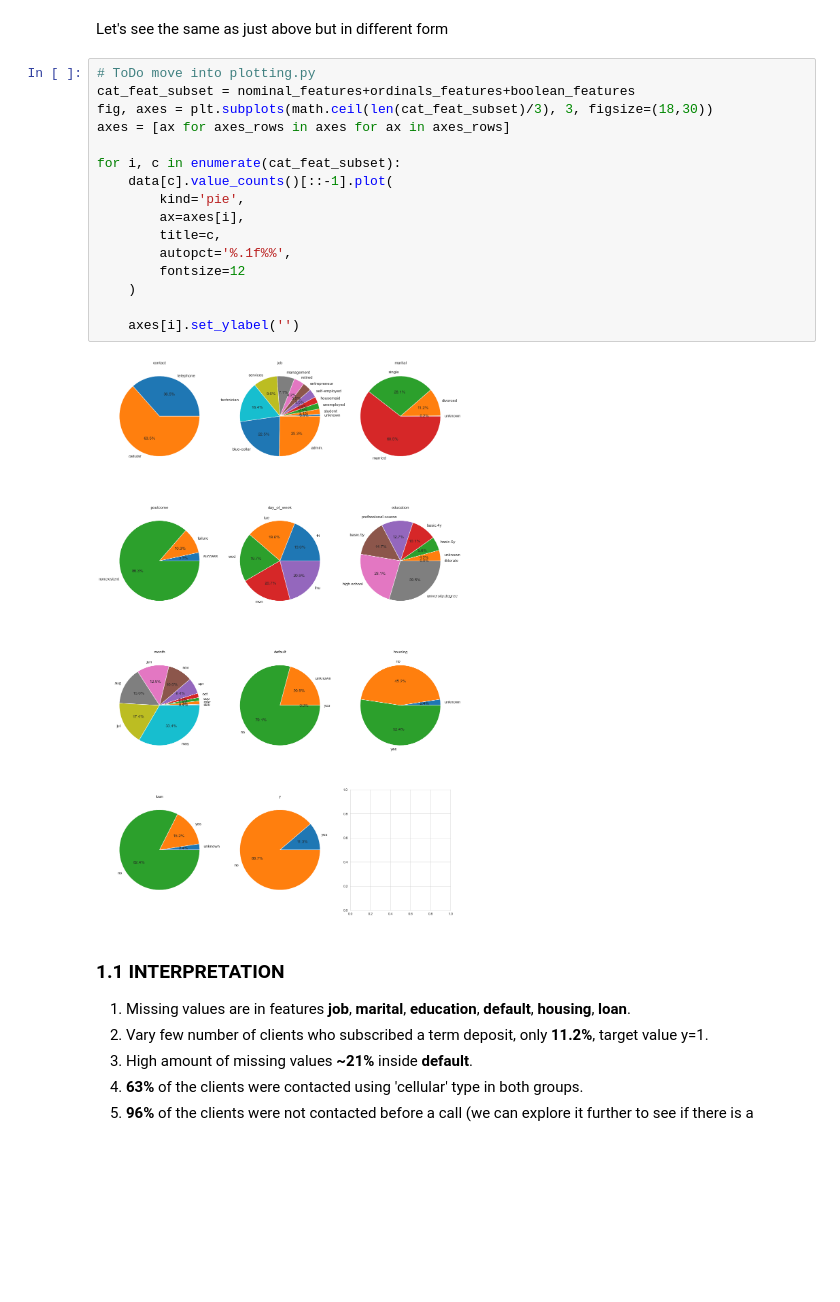
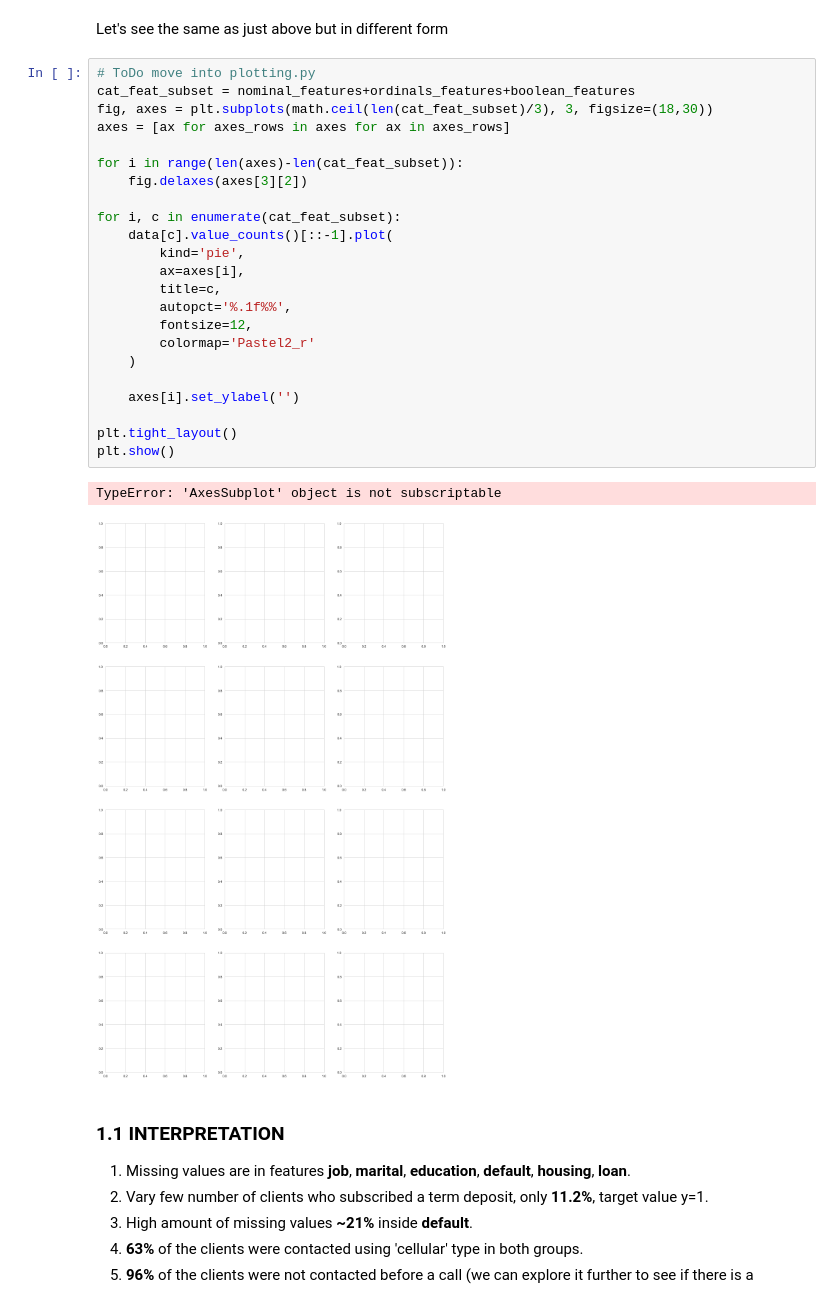
Before and after one commit to sivikt/dstrials, a Jupyter notebook: DSMP#1/2_eda/homework.ipynb, the cells around one changed output. Saved outputs shown, nothing was run; the diff lists cells and outputs as text; blank space fills up the shorter version.

```diff
--- a/DSMP#1/2_eda/homework.ipynb
+++ b/DSMP#1/2_eda/homework.ipynb
@@ -288,21 +288,29 @@ Let's see the same as just above but in different form
 # %%
 # ToDo move into plotting.py
 cat_feat_subset = nominal_features+ordinals_features+boolean_features
 fig, axes = plt.subplots(math.ceil(len(cat_feat_subset)/3), 3, figsize=(18,30))
 axes = [ax for axes_rows in axes for ax in axes_rows]
+
+for i in range(len(axes)-len(cat_feat_subset)):
+    fig.delaxes(axes[3][2])
 
 for i, c in enumerate(cat_feat_subset):
     data[c].value_counts()[::-1].plot(
         kind='pie',
         ax=axes[i],
         title=c,
         autopct='%.1f%%',
-        fontsize=12
+        fontsize=12,
+        colormap='Pastel2_r'
     )
 
     axes[i].set_ylabel('')
+
+plt.tight_layout()
+plt.show()
 # %% [output]
+TypeError: 'AxesSubplot' object is not subscriptable
-[figure, old version]
+[figure, new version]
 # %% [markdown]
 ### 1.1 INTERPRETATION
 1. Missing values are in features **job**, **marital**, **education**, **default**, **housing**, **loan**.
```
